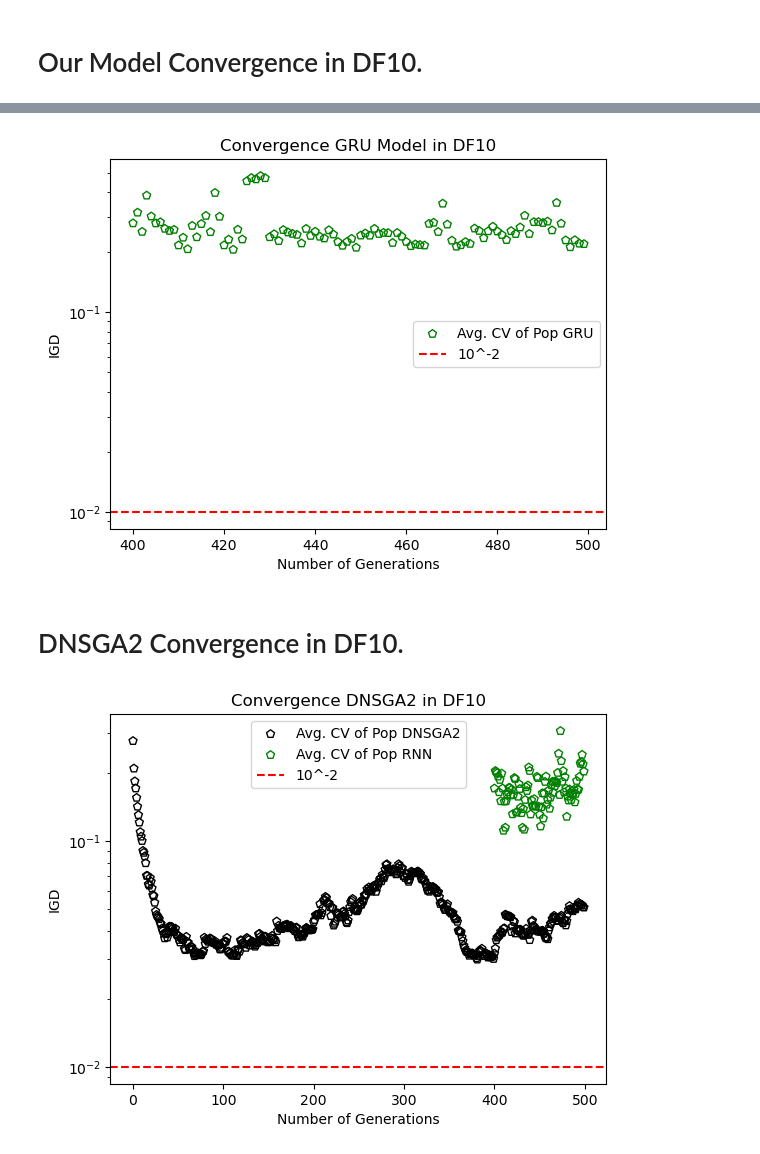
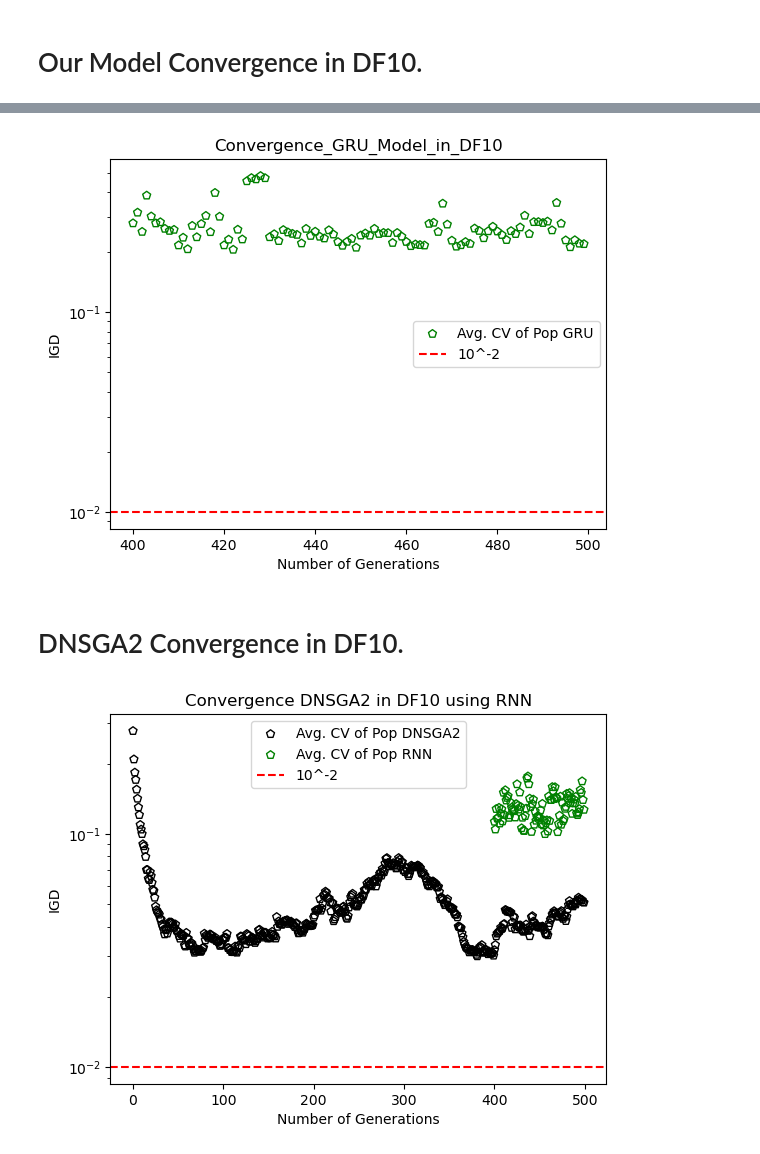
Before and after one commit to ilyesBoukraa/DMOOP_and_DL, a Jupyter notebook: Evaluating_Our_Models.ipynb, the cells around one changed output, grey strips where cells are left out. Drawn from its saved outputs; the diff is of its cells as text; code cells hidden in the pictures.

```diff
--- a/Evaluating_Our_Models.ipynb
+++ b/Evaluating_Our_Models.ipynb
@@ -20,13 +20,13 @@ from pymoo.indicators.igd import IGD
 # %% [markdown]
 # Load Models and Data Test Train and (n_evals + reference_PF obtained from DNSGA2).
 # %%
-RNN = load_model('my_dataset/my_models/RNN_model_1.h5')
+RNN = load_model('my_dataset/my_models/RNN_model_110.h5')
 LSTM = load_model('my_dataset/my_models/LSTM_model_1.h5')
 GRU = load_model('my_dataset/my_models/GRU_model_1.h5')
 # %%
 # Test using our Metrics.
 path = 'my_dataset/X_and_y/'
-data_test_train = np.load(path+'data_test_train.npy', allow_pickle=True)
+data_test_train = np.load(path+'data_test_train_df10.npy', allow_pickle=True)
 # %%
 #
 n_evals = np.load('my_dataset/n_evals/n_evals.npy', allow_pickle=True)
@@ -107,8 +107,10 @@ def plot_models_IGD(POS, model_name='RNN', isShow=True, problem = DF10(), isLine
     #plt.plot(my_generations, reference_PF[9], color='red', lw=0.7, label="POF")
     if(isLine):
         plt.axhline(10**-2, color="red", label="10^-2", linestyle="--")
-    plt.title("Convergence "+ model_name +" Model in DF10")
+    title =  "Convergence_"+ model_name +"_Model_in_DF10"
+    plt.title(title)
     plt.xlabel("Number of Generations")
+    plt.savefig('my_dataset/performance/'+title+'.png')
     plt.ylabel("IGD")
     plt.yscale("log")
     plt.legend()
@@ -125,7 +127,7 @@ plot_models_IGD(LSTM_POS_reshaped, model_name='LSTM')
 # %%
 plot_models_IGD(GRU_POS_reshaped, model_name='GRU')
 # %% [output]
-[figure, old version]
+[figure, new version]
 # %% [markdown]
 # DNSGA2 Convergence in DF10.
 # %%
@@ -136,32 +138,35 @@ for i in range(0,data.shape[0],500):
     new_df10.append(data[i:i+500])
 new_df10 = np.array(new_df10)
 # new_df10.shape --> (500 500 10)
 
 problem = DF10()
 pof_every_generation = []
 for i in range(new_df10.shape[0]):
     out = {}
     problem._evaluate( new_df10[i],  out)
     pof_every_generation.append(out["F"])
 pof_every_generation = np.array(pof_every_generation)
 
 hist_F = pof_every_generation.copy()
 my_generations = np.arange(0,500, step=1)
 
 metric = IGD(reference_PF[9], zero_to_one=True)
 
 igd = [metric.do(_F) for _F in hist_F]
 #plt.plot(my_generations, igd,  color='black', lw=0.7, label="")
 plt.scatter(my_generations, igd,  facecolor="none", edgecolor='black', marker="p", label="Avg. CV of Pop DNSGA2")
 #plot_IGD(LSTM_POS_reshaped,isShow=False)
 plot_models_IGD(RNN_POS_reshaped, model_name='RNN', isShow=False, isLine=False)
 #plt.plot(my_generations, reference_PF[9], color='red', lw=0.7, label="POF")
+
+plt.xlabel("Number of Generations")
+plt.savefig('my_dataset/performance/Convergence_DNSGA2_in_DF10_using_RNN.png')
 plt.axhline(10**-2, color="red", label="10^-2", linestyle="--")
-plt.title("Convergence DNSGA2 in DF10")
+plt.title("Convergence DNSGA2 in DF10 using RNN")
 plt.xlabel("Number of Generations")
 plt.ylabel("IGD")
 plt.yscale("log")
 plt.legend()
 plt.show()
 # %% [output]
-[figure, old version]
+[figure, new version]
```
Also changed, not shown: parts of 4 cells of this notebook.
